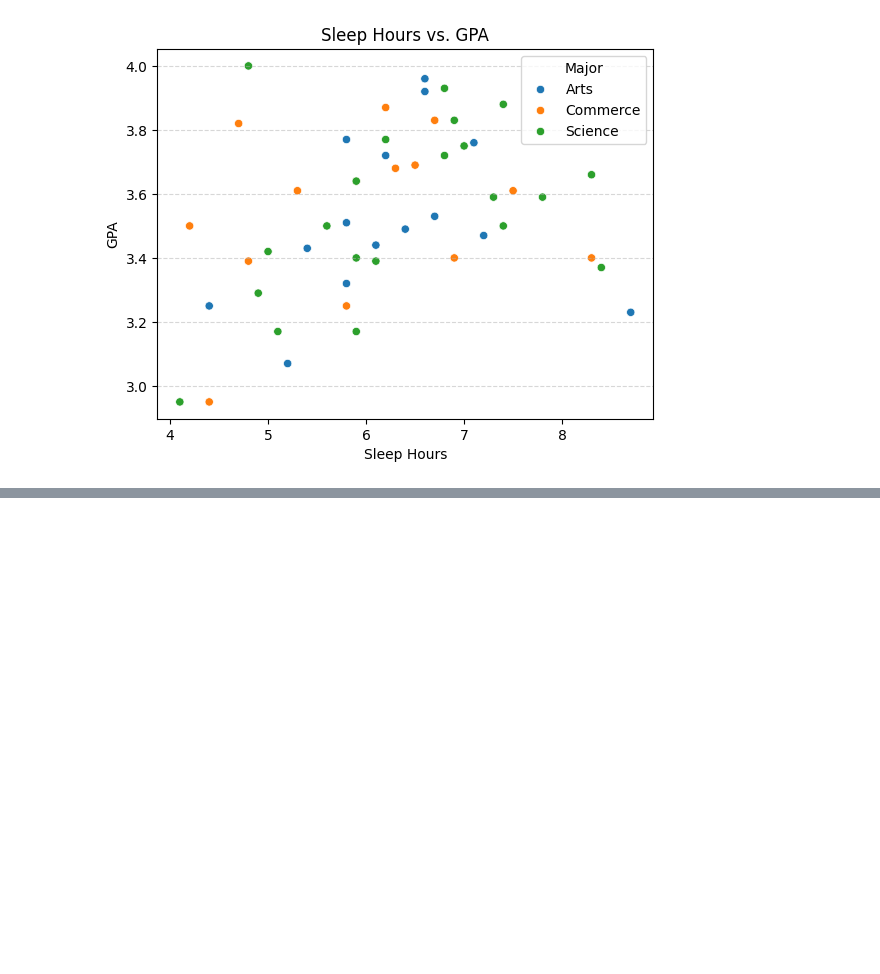
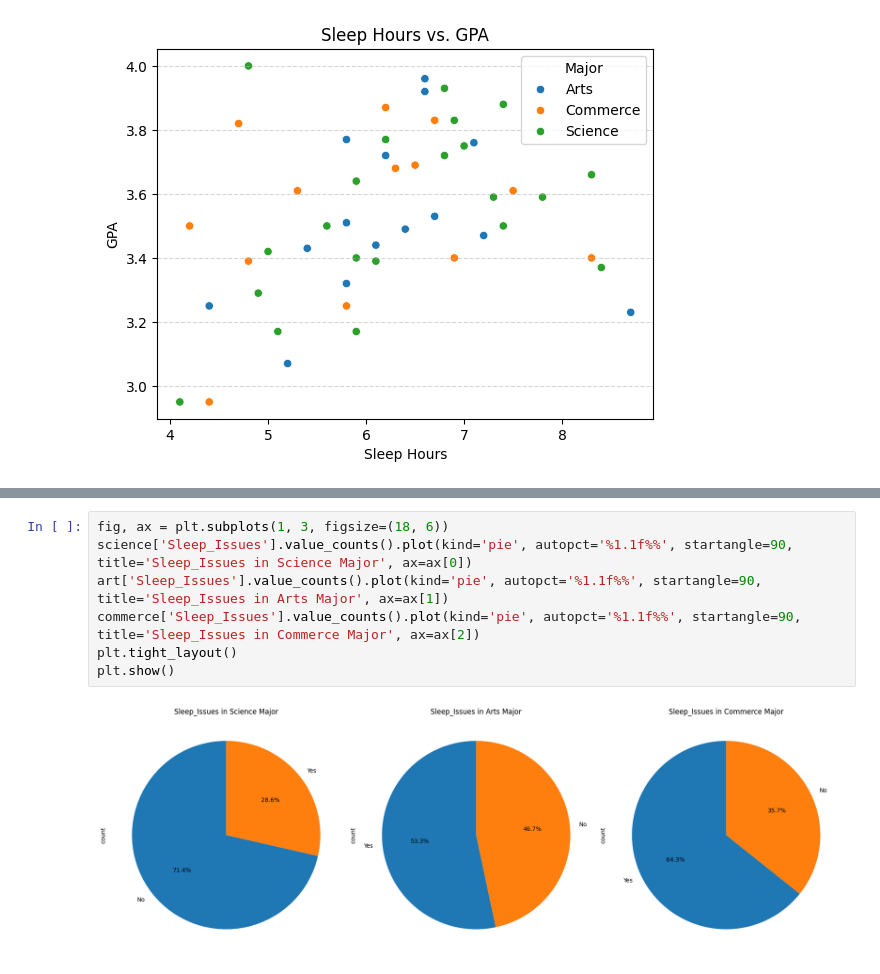
Before and after one commit to SyusufWaliyyi/ArewaDSF_ML_Assigment, a Jupyter notebook: week_3/week_3.ipynb, the cells around one changed output, grey strips where cells are left out. Saved outputs shown, nothing was run; the diff lists cells and outputs as text; blank space fills up the shorter version.

```diff
--- a/week_3/week_3.ipynb
+++ b/week_3/week_3.ipynb
@@ -174,0 +195,9 @@ plt.show()
+# %%
+fig, ax = plt.subplots(1, 3, figsize=(18, 6))
+science['Sleep_Issues'].value_counts().plot(kind='pie', autopct='%1.1f%%', startangle=90, title='Sleep_Issues in Science Major', ax=ax[0])
+art['Sleep_Issues'].value_counts().plot(kind='pie', autopct='%1.1f%%', startangle=90, title='Sleep_Issues in Arts Major', ax=ax[1])
+commerce['Sleep_Issues'].value_counts().plot(kind='pie', autopct='%1.1f%%', startangle=90, title='Sleep_Issues in Commerce Major', ax=ax[2])
+plt.tight_layout()
+plt.show()
+# %% [output]
+[figure, added]
```
Also changed, not shown: parts of 22 cells of this notebook.
